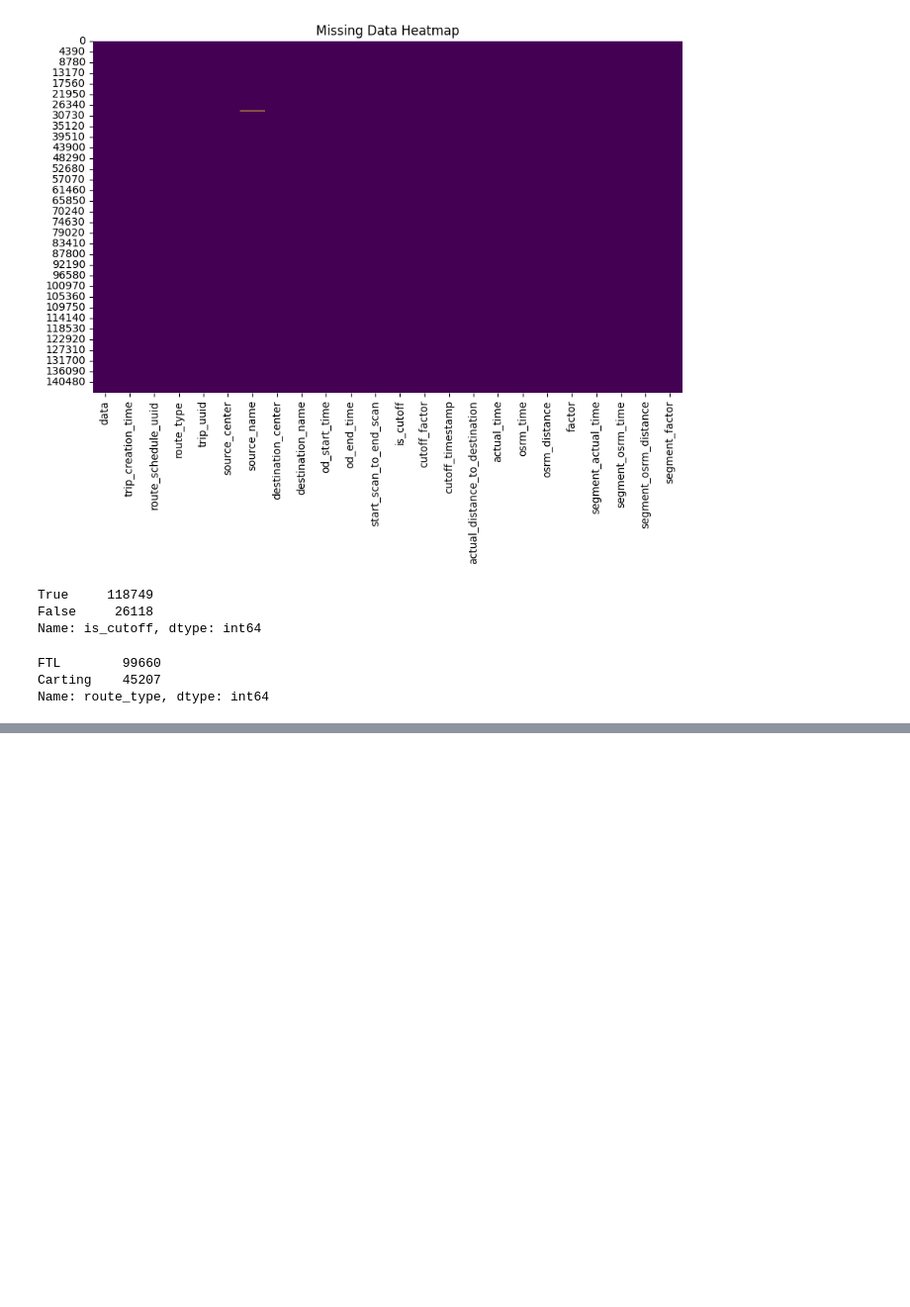
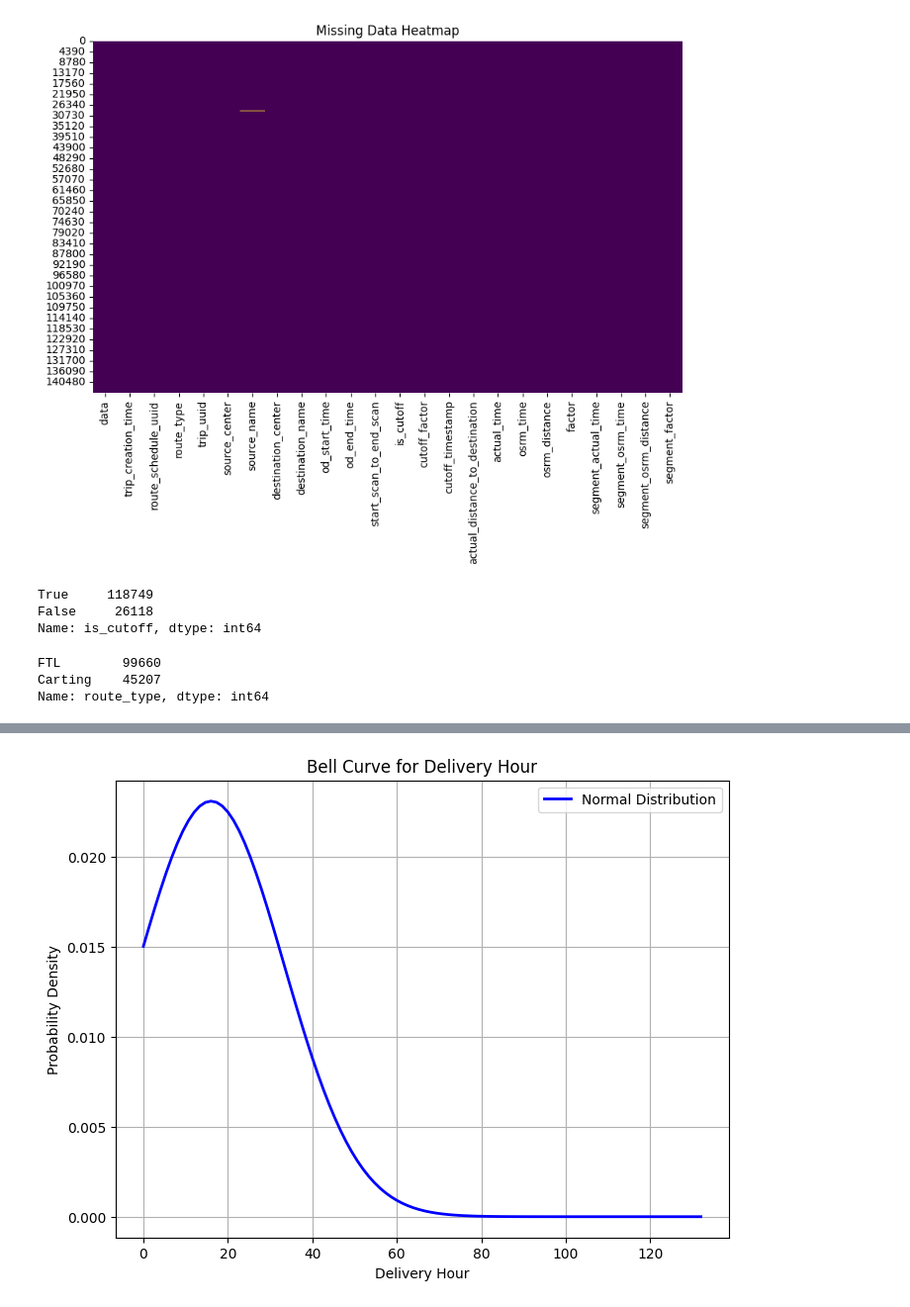
Before and after one commit to nikhilbansal23/DeliveryMarketModelling, a Jupyter notebook: Delivery_Market_Modelling.ipynb, the cells around one changed output, grey strips where cells are left out. Shown at 99% size. Saved outputs shown, nothing was run; the diff lists cells and outputs as text; code cells hidden in the pictures; blank space fills up the shorter version.

```diff
--- a/Delivery_Market_Modelling.ipynb
+++ b/Delivery_Market_Modelling.ipynb
@@ -110 +116,25 @@ res[['cutoff_timestamp','od_end_time','order_cutoff_delivery_time_difference']].
+# %%
+# Calculate mean and standard deviation of delivery hours
+from scipy.stats import norm
+
+mean = df['delivery_hrs'].mean()
+std_dev = df['delivery_hrs'].std()
+
+# Create a range of delivery hours
+x = np.linspace(df['delivery_hrs'].min(), df['delivery_hrs'].max(), 100)
+
+# Calculate the probability density function (PDF) for the normal distribution
+pdf = norm.pdf(x, mean, std_dev)
+
+# Plot the bell curve
+plt.figure(figsize=(8, 6))
+plt.plot(x, pdf, color='blue', linewidth=2, label='Normal Distribution')
+plt.title('Bell Curve for Delivery Hour')
+plt.xlabel('Delivery Hour')
+plt.ylabel('Probability Density')
+plt.grid(True)
+plt.legend()
+plt.show()
+# %% [output]
+[figure, added]
 # %%
```
Also changed, not shown: parts of 15 cells of this notebook.
